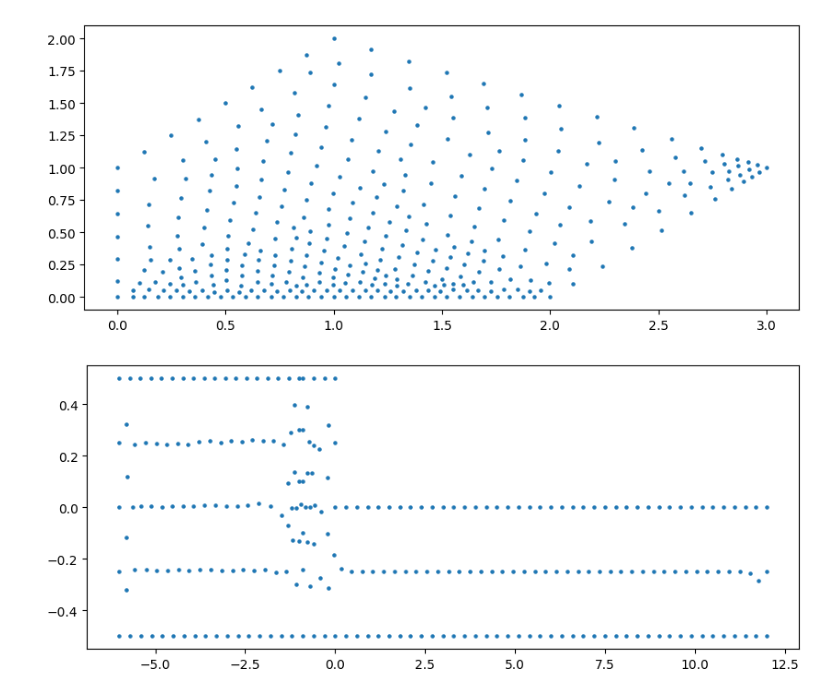
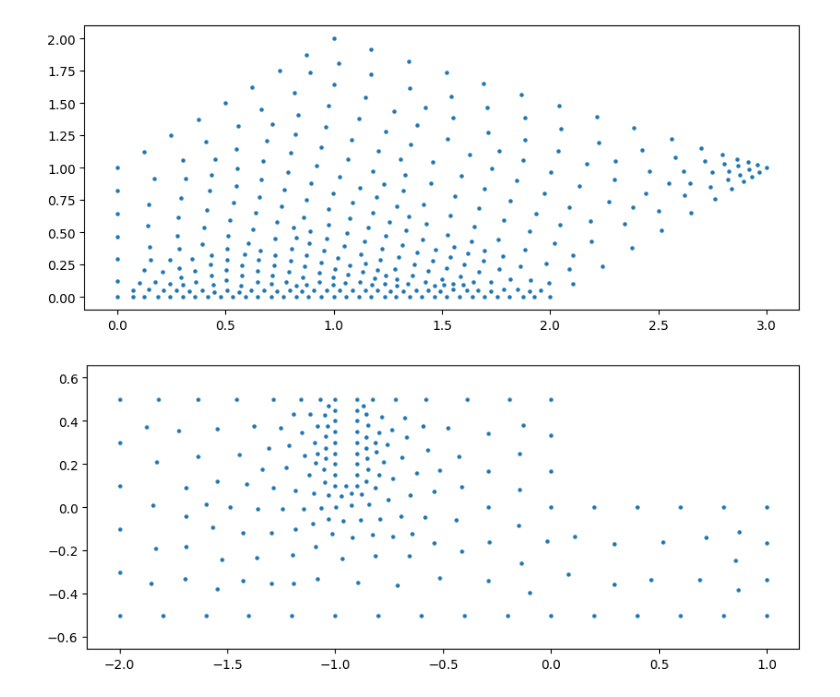
Before and after one commit to battlejacket/upt-tutorial, a Jupyter notebook: mesh.ipynb, the cells around one changed output. Saved outputs shown, nothing was run; the diff lists cells and outputs as text; code cells hidden in the pictures.

Commit message:
inference with mesh

```diff
--- a/mesh.ipynb
+++ b/mesh.ipynb
@@ -65,49 +65,44 @@ import torch
 
 
 def ffsGeo(Lo, Ho):
-    xMax = 12
-    xMin = -6
+    xMax = 1
+    xMin = -2
     Wo = 0.1
     bPoints = [
         [xMin, 0.5], [-Lo, 0.5], [-Lo, 0.5 - Ho],
         [-Lo + Wo, 0.5 - Ho], [-Lo + Wo, 0.5], [0, 0.5],
-        [0, 0], [xMax, 0], [xMax, -0.5], [xMin, -0.5] #,[xMin, 0.5]
+        [0, 0], [xMax, 0], [xMax, -0.5], [xMin, -0.5], [xMin, 0.5]
     ]
     with pygmsh.geo.Geometry() as geom:
         poly = geom.add_polygon(
-            bPoints,
+            bPoints[:-1],
             mesh_size=0.3,
         )
 
-        # field0 = geom.add_boundary_layer(
-        #     edges_list=[poly.curves[0]],
-        #     lcmin=0.05, # min cell size
-        #     lcmax=0.2, # max cell size
-        #     distmin=0.0, # min wall distance
-        #     distmax=0.2, # max wall distance (distmax-distmin=thichness of boundary layer)
-        # )
-        # field1 = geom.add_boundary_layer(
-        #     nodes_list=[poly.points[2]],
-        #     lcmin=0.05,
-        #     lcmax=0.2,
-        #     distmin=0.1,
-        #     distmax=0.4,
-        # )
-        # geom.set_background_mesh([field0, field1], operator="Min")
+        field0 = geom.add_boundary_layer(
+            edges_list=poly.curves[1:4],
+            lcmin=0.05, # min cell size
+            lcmax=0.2, # max cell size
+            distmin=0.0, # min wall distance
+            distmax=0.2, # max wall distance
+        )
+
+        geom.set_background_mesh([field0], operator="Min")
 
         mesh = geom.generate_mesh()
+        points = mesh.points
 
     boundary = LineString(bPoints)
-    return {'boundary': boundary, 'geo': geom, 'mesh': mesh}
+    return {'boundary': boundary, 'points': mesh.points, 'mesh': mesh}
 # %%
 ffsGeom = ffsGeo(Lo=1, Ho=0.4)
 mesh = ffsGeom['mesh']
 # %%
 
 # Visualize
 plt.figure(figsize=(10, 4))
 plt.scatter(mesh.points[:, 0], mesh.points[:, 1], s=5)
-# plt.axis("equal")
+plt.axis("equal")
 plt.show()
 # %% [output]
-[figure, old version]
+[figure, new version]
```
Also changed, not shown: 5 other files.
